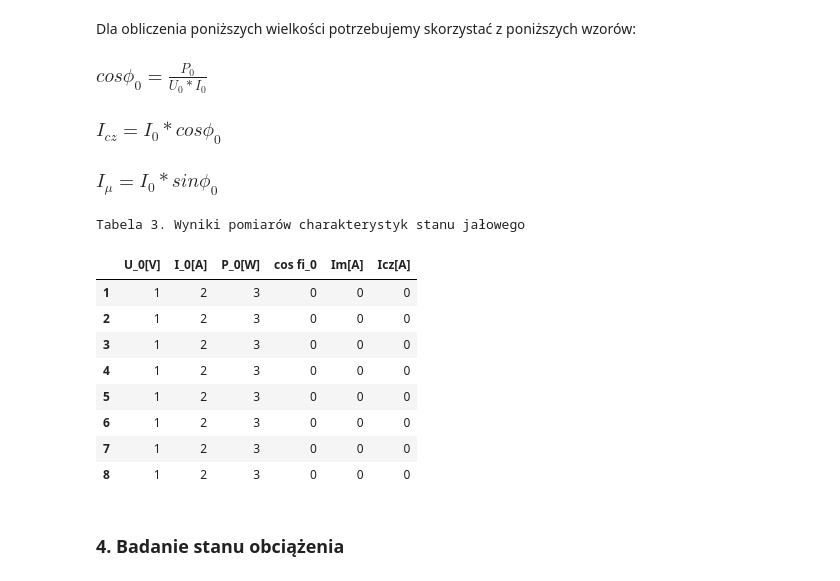
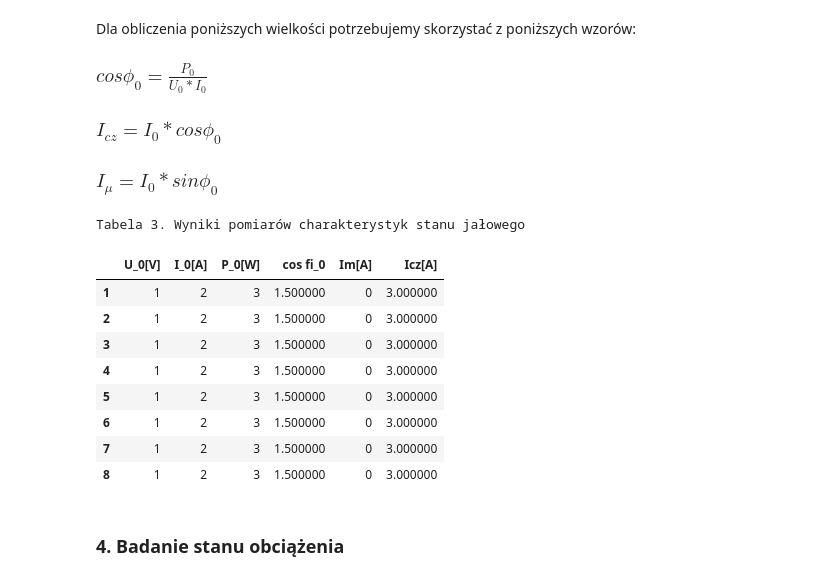
Before and after one commit to yellowBunnyy/elektrotechnika, a Jupyter notebook: cwiczenie_3_transformatory.ipynb, the cells around one changed output. Saved outputs shown, nothing was run; the diff lists cells and outputs as text; code cells hidden in the pictures.

```diff
--- a/cwiczenie_3_transformatory.ipynb
+++ b/cwiczenie_3_transformatory.ipynb
@@ -63,34 +61,43 @@ Dla obliczenia poniższych wielkości potrzebujemy skorzystać z poniższych wzo
 # %%
 l = [1,2,3,0,0,0]
 n_samples = 8
 data = [l] * n_samples
 
 cos_fi_0 = lambda p_0, u_0, i_0: p_0/(u_0 * i_0)
 
+i_m = lambda i_0, sin_fi_0: i_0 * sin_fi_0
+
 i_cz = lambda i_0, cos_fi_0: i_0 * cos_fi_0
 
-i_m = lambda i_0, sin_fi_0: i_0 * sin_fi_0
+
 
 
 
 df3 = pd.DataFrame(data, columns=["U_0[V]", "I_0[A]", "P_0[W]", "cos fi_0", "Im[A]", "Icz[A]"],
                   index=np.arange(n_samples)+1)
+
+df3["cos fi_0"] = cos_fi_0(df3["P_0[W]"], df3["U_0[V]"], df3["I_0[A]"])
+
+# df3["Im[A]"] = i_m(df3["I_0[A]"], ) # here we must conver cos fo to sin fi!!
+
+df3["Icz[A]"] = i_cz(df3["I_0[A]"], df3["cos fi_0"])
 df3 = df3.style.set_caption("Tabela 3. Wyniki pomiarów charakterystyk stanu jałowego")
 df3
+
 # TO DO:
 
 # add calculation for cos fi ect.!!
 # %% [output]
 Tabela 3. Wyniki pomiarów charakterystyk stanu jałowego
 |  | U_0[V] | I_0[A] | P_0[W] | cos fi_0 | Im[A] | Icz[A] |
-| 1 | 1 | 2 | 3 | 0 | 0 | 0 |
-| 2 | 1 | 2 | 3 | 0 | 0 | 0 |
-| 3 | 1 | 2 | 3 | 0 | 0 | 0 |
-| 4 | 1 | 2 | 3 | 0 | 0 | 0 |
-| 5 | 1 | 2 | 3 | 0 | 0 | 0 |
-| 6 | 1 | 2 | 3 | 0 | 0 | 0 |
-| 7 | 1 | 2 | 3 | 0 | 0 | 0 |
-| 8 | 1 | 2 | 3 | 0 | 0 | 0 |
+| 1 | 1 | 2 | 3 | 1.500000 | 0 | 3.000000 |
+| 2 | 1 | 2 | 3 | 1.500000 | 0 | 3.000000 |
+| 3 | 1 | 2 | 3 | 1.500000 | 0 | 3.000000 |
+| 4 | 1 | 2 | 3 | 1.500000 | 0 | 3.000000 |
+| 5 | 1 | 2 | 3 | 1.500000 | 0 | 3.000000 |
+| 6 | 1 | 2 | 3 | 1.500000 | 0 | 3.000000 |
+| 7 | 1 | 2 | 3 | 1.500000 | 0 | 3.000000 |
+| 8 | 1 | 2 | 3 | 1.500000 | 0 | 3.000000 |
 # %% [markdown]
 ### 4. Badanie stanu obciążenia
 # %% [markdown]
```
Also changed, not shown: parts of 11 cells of this notebook.
